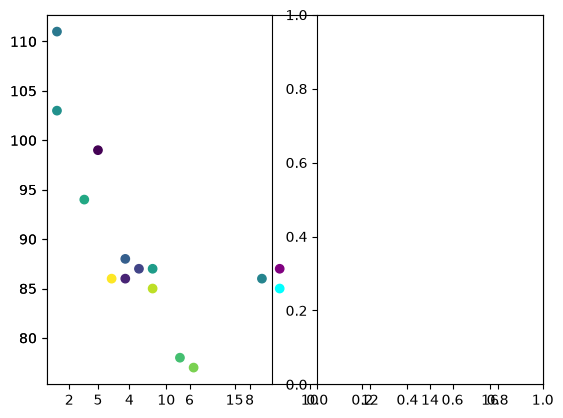
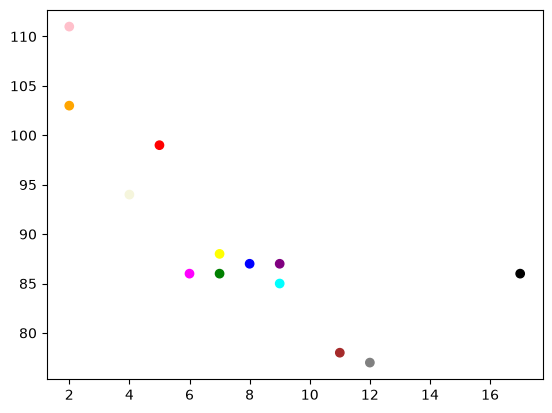
The notebook cell's code change between the first figure and the second:
--- before
+++ after
@@ -6,9 +6,5 @@
 
 
-x = np.array([5,7,8,7,2,17,2,9,4,11,12,9,6])
-y = np.array([99,86,87,88,111,86,103,87,94,78,77,85,86])
-colors = np.array([0, 10, 20, 30, 40, 45, 50, 55, 60, 70, 80, 90, 100])
 
-plt.scatter(x, y, c=colors, cmap='viridis')
 
 plt.show()

Commit: Learned basic of pandas